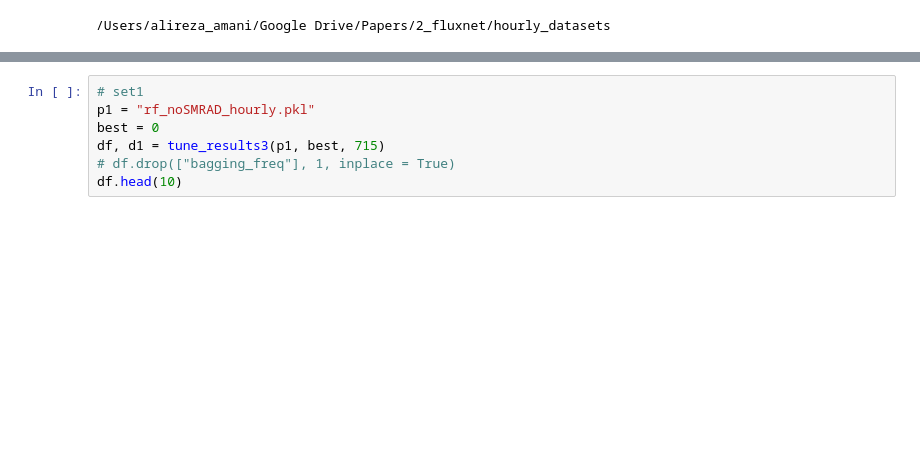
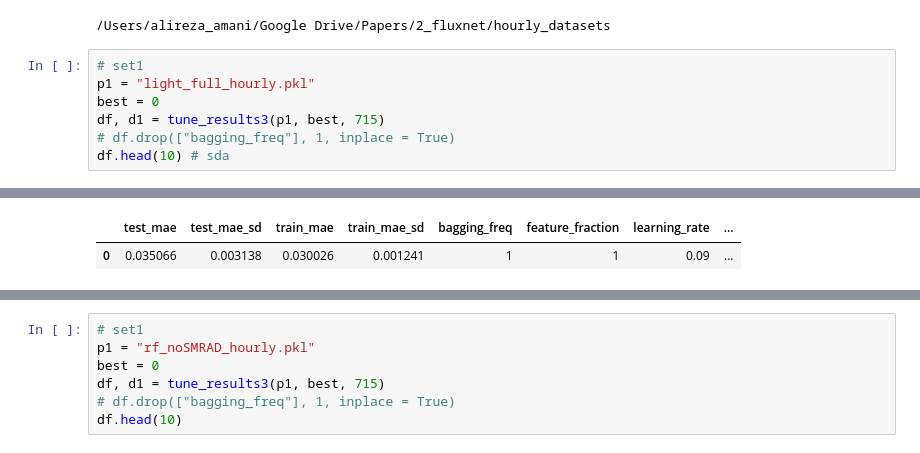
Before and after one commit to Alireza-Amani/papers_codes, a Jupyter notebook: 2_fluxnet.ipynb, the cells around one changed output, grey strips where cells are left out. Cells and saved outputs as stored; diff of their text form; blank space fills up the shorter version.

```diff
--- a/2_fluxnet.ipynb
+++ b/2_fluxnet.ipynb
@@ -336,3 +336,11 @@ def tune_results(path_to_pkl, best=0, n_samples=50):
 # %% [output]
 [interactive output not drawn]
 /Users/alireza_amani/Google Drive/Papers/2_fluxnet/hourly_datasets
+# %%
+# set1
+p1 = "light_full_hourly.pkl"
+best = 0
+df, d1 = tune_results3(p1, best, 715)
+# df.drop(["bagging_freq"], 1, inplace = True)
+df.head(10) # sda
+# %% [output]
@@ -339,2 +348,4 @@ def tune_results(path_to_pkl, best=0, n_samples=50):
+|  | test_mae | test_mae_sd | train_mae | train_mae_sd | bagging_freq | feature_fraction | learning_rate | ... |
+| 0 | 0.035066 | 0.003138 | 0.030026 | 0.001241 | 1 | 1 | 0.09 | ... |
 # %%
 # set1
```
Also changed, not shown: parts of 3 cells of this notebook.
